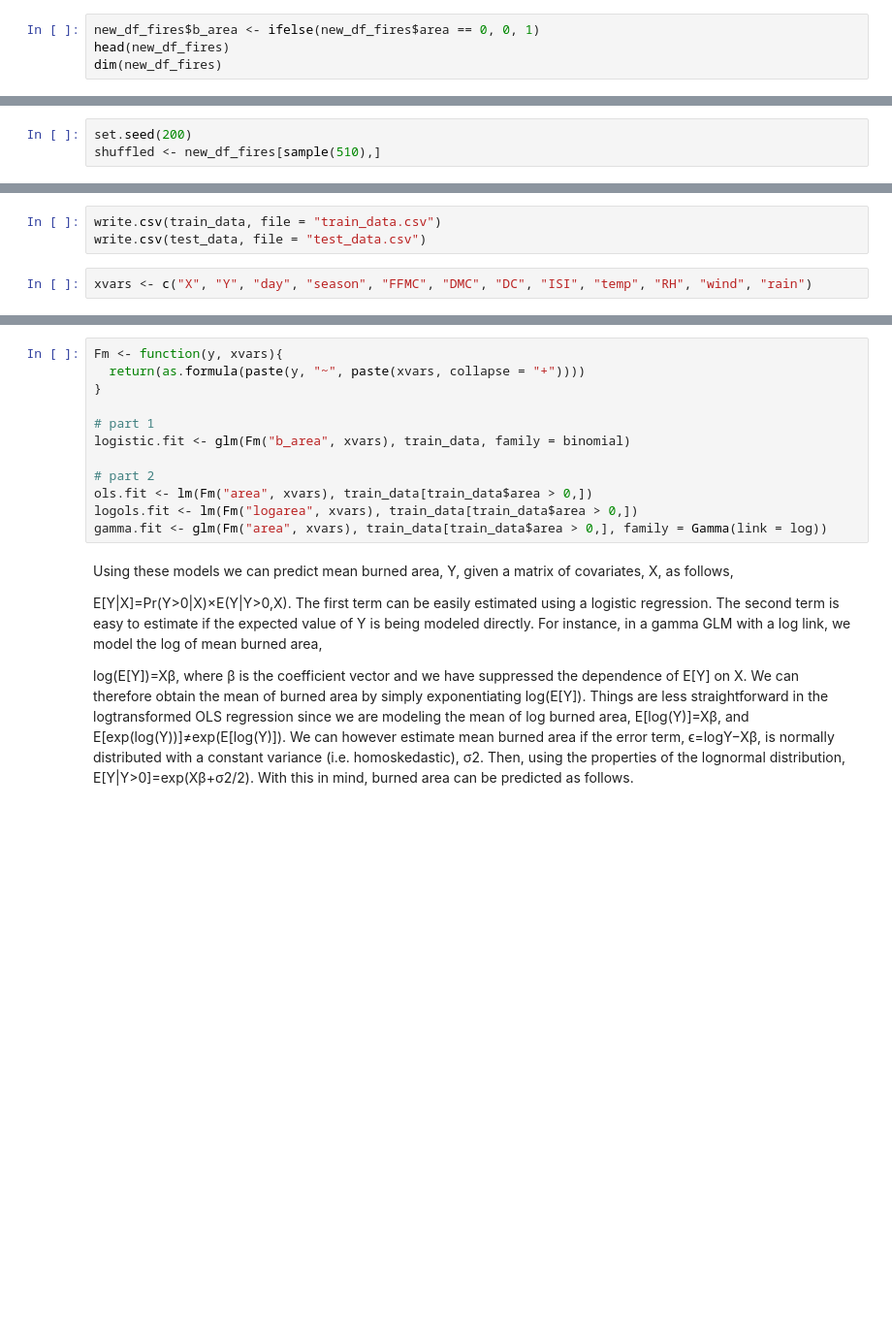
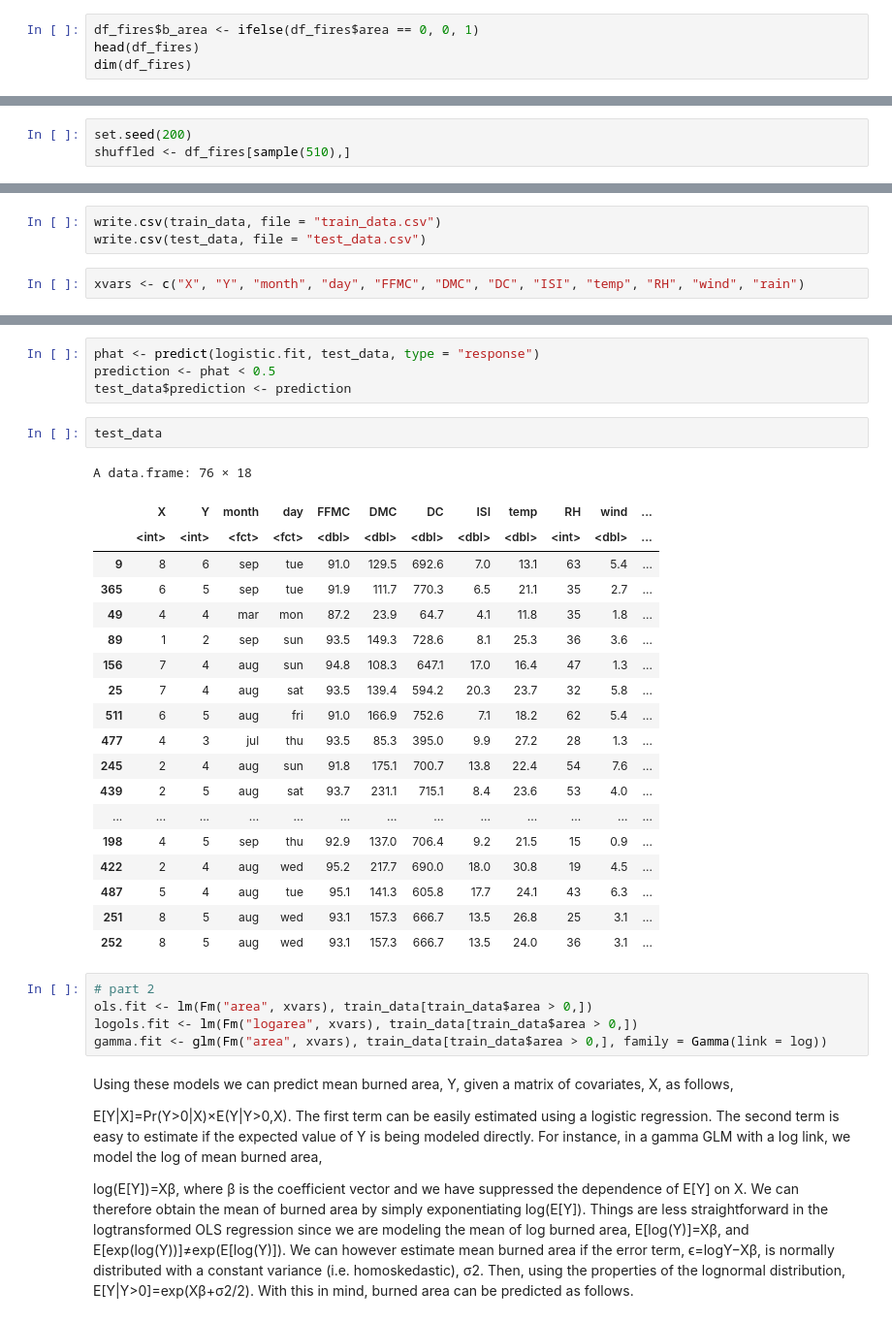
Before and after one commit to Agewerc/Bushfire-Analysis, a Jupyter notebook: Bushfire_Analysis_Area_Prediction.ipynb, the cells around one changed output, grey strips where cells are left out. Shown at 97% size. Drawn from its saved outputs; the diff is of its cells as text; blank space fills up the shorter version.

```diff
--- a/Bushfire_Analysis_Area_Prediction.ipynb
+++ b/Bushfire_Analysis_Area_Prediction.ipynb
@@ -273,5 +320,5 @@ influential
 # %%
-new_df_fires$b_area <- ifelse(new_df_fires$area == 0, 0, 1)
-head(new_df_fires)
-dim(new_df_fires)
+df_fires$b_area <- ifelse(df_fires$area == 0, 0, 1)
+head(df_fires)
+dim(df_fires)
 # %% [output]
@@ -288,6 +335,6 @@ A data.frame: 6 × 16
 # %%
 set.seed(200)
-shuffled <- new_df_fires[sample(510),]
+shuffled <- df_fires[sample(510),]
 # %%
 train_data <- shuffled[1:round(0.85 * 510),]
 test_data <- shuffled[(round(0.85 * 510) + 1):510,]
@@ -295,4 +342,4 @@ test_data <- shuffled[(round(0.85 * 510) + 1):510,]
 write.csv(train_data, file = "train_data.csv")
 write.csv(test_data, file = "test_data.csv")
 # %%
-xvars <- c("X", "Y", "day", "season", "FFMC", "DMC", "DC", "ISI", "temp", "RH", "wind", "rain")
+xvars <- c("X", "Y", "month", "day", "FFMC", "DMC", "DC", "ISI", "temp", "RH", "wind", "rain")
@@ -299,11 +353,30 @@ xvars <- c("X", "Y", "day", "season", "FFMC", "DMC", "DC", "ISI", "temp", "RH",
+# %%
+phat <- predict(logistic.fit, test_data, type = "response")
+prediction <- phat < 0.5
+test_data$prediction <- prediction
+# %%
+test_data
+# %% [output]
+A data.frame: 76 × 18
+|  | X | Y | month | day | FFMC | DMC | DC | ISI | temp | RH | wind | ... |
+|  | <int> | <int> | <fct> | <fct> | <dbl> | <dbl> | <dbl> | <dbl> | <dbl> | <int> | <dbl> | ... |
+| 9 | 8 | 6 | sep | tue | 91.0 | 129.5 | 692.6 | 7.0 | 13.1 | 63 | 5.4 | ... |
+| 365 | 6 | 5 | sep | tue | 91.9 | 111.7 | 770.3 | 6.5 | 21.1 | 35 | 2.7 | ... |
+| 49 | 4 | 4 | mar | mon | 87.2 | 23.9 | 64.7 | 4.1 | 11.8 | 35 | 1.8 | ... |
+| 89 | 1 | 2 | sep | sun | 93.5 | 149.3 | 728.6 | 8.1 | 25.3 | 36 | 3.6 | ... |
+| 156 | 7 | 4 | aug | sun | 94.8 | 108.3 | 647.1 | 17.0 | 16.4 | 47 | 1.3 | ... |
+| 25 | 7 | 4 | aug | sat | 93.5 | 139.4 | 594.2 | 20.3 | 23.7 | 32 | 5.8 | ... |
+| 511 | 6 | 5 | aug | fri | 91.0 | 166.9 | 752.6 | 7.1 | 18.2 | 62 | 5.4 | ... |
+| 477 | 4 | 3 | jul | thu | 93.5 | 85.3 | 395.0 | 9.9 | 27.2 | 28 | 1.3 | ... |
+| 245 | 2 | 4 | aug | sun | 91.8 | 175.1 | 700.7 | 13.8 | 22.4 | 54 | 7.6 | ... |
+| 439 | 2 | 5 | aug | sat | 93.7 | 231.1 | 715.1 | 8.4 | 23.6 | 53 | 4.0 | ... |
+| ... | ... | ... | ... | ... | ... | ... | ... | ... | ... | ... | ... | ... |
+| 198 | 4 | 5 | sep | thu | 92.9 | 137.0 | 706.4 | 9.2 | 21.5 | 15 | 0.9 | ... |
+| 422 | 2 | 4 | aug | wed | 95.2 | 217.7 | 690.0 | 18.0 | 30.8 | 19 | 4.5 | ... |
+| 487 | 5 | 4 | aug | tue | 95.1 | 141.3 | 605.8 | 17.7 | 24.1 | 43 | 6.3 | ... |
+| 251 | 8 | 5 | aug | wed | 93.1 | 157.3 | 666.7 | 13.5 | 26.8 | 25 | 3.1 | ... |
+| 252 | 8 | 5 | aug | wed | 93.1 | 157.3 | 666.7 | 13.5 | 24.0 | 36 | 3.1 | ... |
 # %%
-Fm <- function(y, xvars){
-  return(as.formula(paste(y, "~", paste(xvars, collapse = "+"))))
-}
-
-# part 1
-logistic.fit <- glm(Fm("b_area", xvars), train_data, family = binomial)
-
 # part 2
 ols.fit <- lm(Fm("area", xvars), train_data[train_data$area > 0,])
 logols.fit <- lm(Fm("logarea", xvars), train_data[train_data$area > 0,])
```
Also changed, not shown: parts of 29 cells of this notebook.
